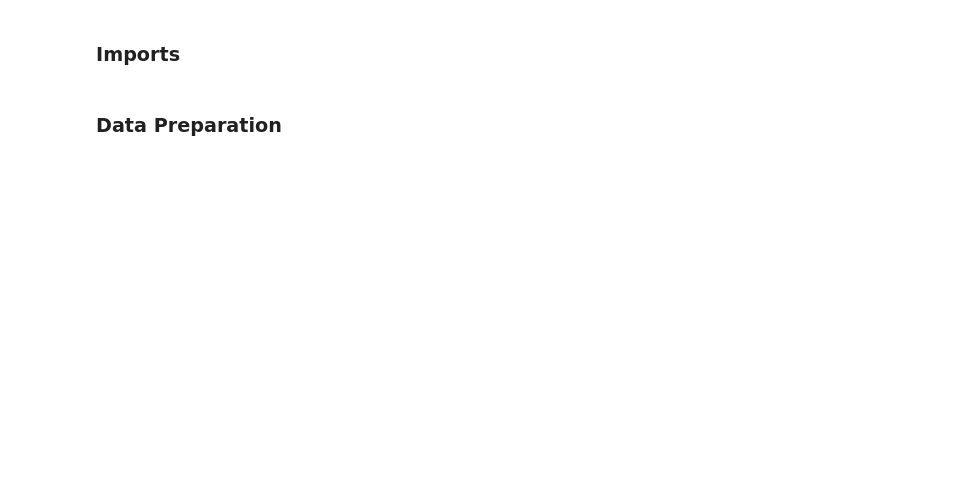
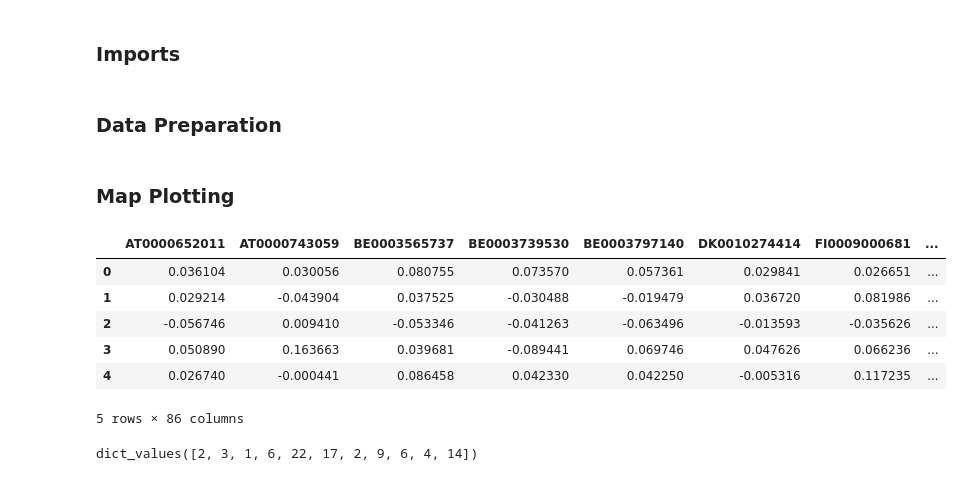
Before and after one commit to mivelikikh/sustainable_finance_course, a Jupyter notebook: codes/basic_files_preparation.ipynb, the cells around one changed output. Cells and saved outputs as stored; diff of their text form; code cells hidden in the pictures; blank space fills up the shorter version.

```diff
--- a/codes/basic_files_preparation.ipynb
+++ b/codes/basic_files_preparation.ipynb
@@ -100,3 +102,17 @@ eu_returns_= eu_returns_[eu_market_cap_columns]
 # eu_env_scores_.to_csv('/Users/mivelikikh/projects/semester_2/sust_finance/data_csv/modified_data/eu_env_scores.csv', index=False)
 # eu_market_cap_.to_csv('/Users/mivelikikh/projects/semester_2/sust_finance/data_csv/modified_data/eu_market_cap.csv', index=False)
 # eu_risk_free_rate.to_csv('/Users/mivelikikh/projects/semester_2/sust_finance/data_csv/modified_data/eu_risk_free_rate.csv', index=False)
+# %% [markdown]
+### Map Plotting
+# %%
+eu_returns_.head(5)
+eu_returns_.drop("date", axis='columns', inplace=True)
+eu_returns_.head(5)
+# %% [output]
+|  | AT0000652011 | AT0000743059 | BE0003565737 | BE0003739530 | BE0003797140 | DK0010274414 | FI0009000681 | ... |
+| 0 | 0.036104 | 0.030056 | 0.080755 | 0.073570 | 0.057361 | 0.029841 | 0.026651 | ... |
+| 1 | 0.029214 | -0.043904 | 0.037525 | -0.030488 | -0.019479 | 0.036720 | 0.081986 | ... |
+| 2 | -0.056746 | 0.009410 | -0.053346 | -0.041263 | -0.063496 | -0.013593 | -0.035626 | ... |
+| 3 | 0.050890 | 0.163663 | 0.039681 | -0.089441 | 0.069746 | 0.047626 | 0.066236 | ... |
+| 4 | 0.026740 | -0.000441 | 0.086458 | 0.042330 | 0.042250 | -0.005316 | 0.117235 | ... |
+5 rows × 86 columns
@@ -102,0 +128,4 @@ eu_returns_= eu_returns_[eu_market_cap_columns]
+# %%
+count_dict.values()
+# %% [output]
+dict_values([2, 3, 1, 6, 22, 17, 2, 9, 6, 4, 14])
```
Also changed, not shown: parts of 5 cells of this notebook.
